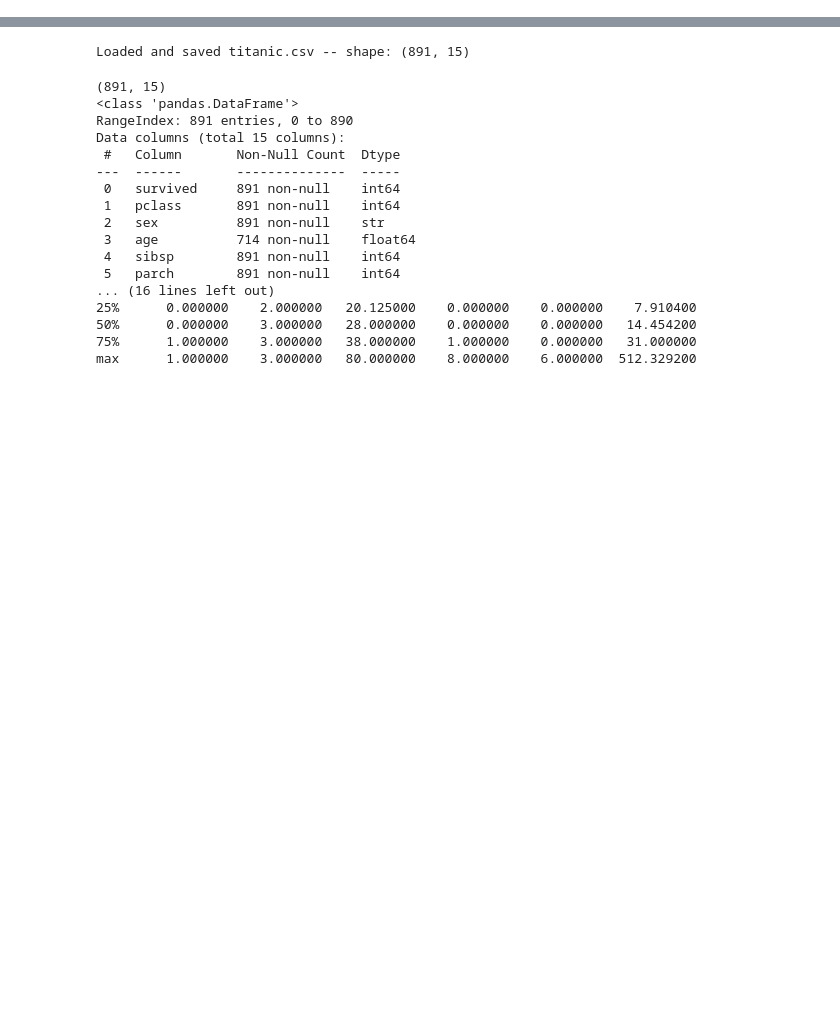
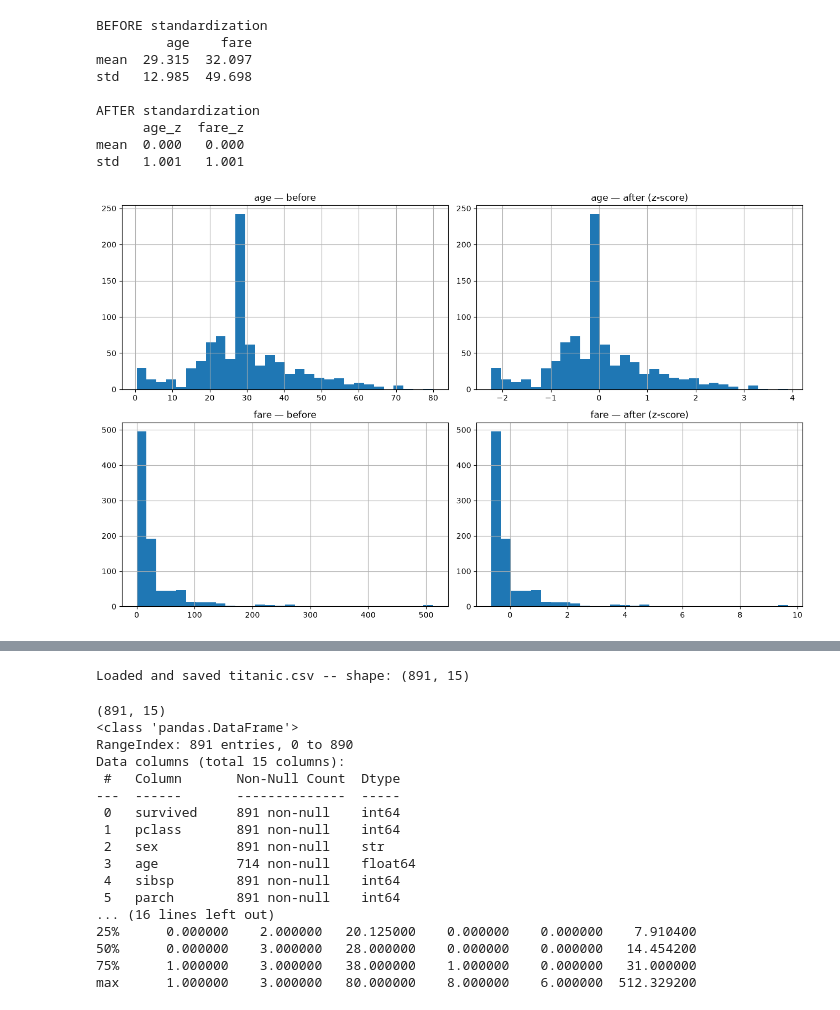
Before and after one commit to Rohith4294/Zepto-data-AI-platform, a Jupyter notebook: analytics/01_eda.ipynb, the cells around one changed output, grey strips where cells are left out. Saved outputs shown, nothing was run; the diff lists cells and outputs as text; code cells hidden in the pictures; blank space fills up the shorter version.

Commit message:
feat(analytics): complete EDA - profiling, cleaning, visual story

```diff
--- a/analytics/01_eda.ipynb
+++ b/analytics/01_eda.ipynb
@@ -0,0 +1,32 @@
+# %%
+from sklearn.preprocessing import StandardScaler
+
+scaler = StandardScaler()
+scaled = scaler.fit_transform(df_clean[["age", "fare"]])
+scaled_df = pd.DataFrame(scaled, columns=["age_z", "fare_z"])
+
+print("BEFORE standardization")
+print(df_clean[["age", "fare"]].agg(["mean", "std"]).round(3).to_string())
+
+print("\nAFTER standardization")
+print(scaled_df.agg(["mean", "std"]).round(3).to_string())
+
+fig, axes = plt.subplots(2, 2, figsize=(13, 8))
+df_clean["age"].hist(ax=axes[0, 0], bins=30);   axes[0, 0].set_title("age — before")
+scaled_df["age_z"].hist(ax=axes[0, 1], bins=30); axes[0, 1].set_title("age — after (z-score)")
+df_clean["fare"].hist(ax=axes[1, 0], bins=30);   axes[1, 0].set_title("fare — before")
+scaled_df["fare_z"].hist(ax=axes[1, 1], bins=30); axes[1, 1].set_title("fare — after (z-score)")
+plt.tight_layout()
+plt.savefig("plots_standardization.png", dpi=100, bbox_inches="tight")
+plt.show()
+# %% [output]
+BEFORE standardization
+         age    fare
+mean  29.315  32.097
+std   12.985  49.698
+
+AFTER standardization
+      age_z  fare_z
+mean  0.000   0.000
+std   1.001   1.001
+[figure, added]
```
Also changed, not shown: parts of 16 cells of this notebook, 7 other files.
